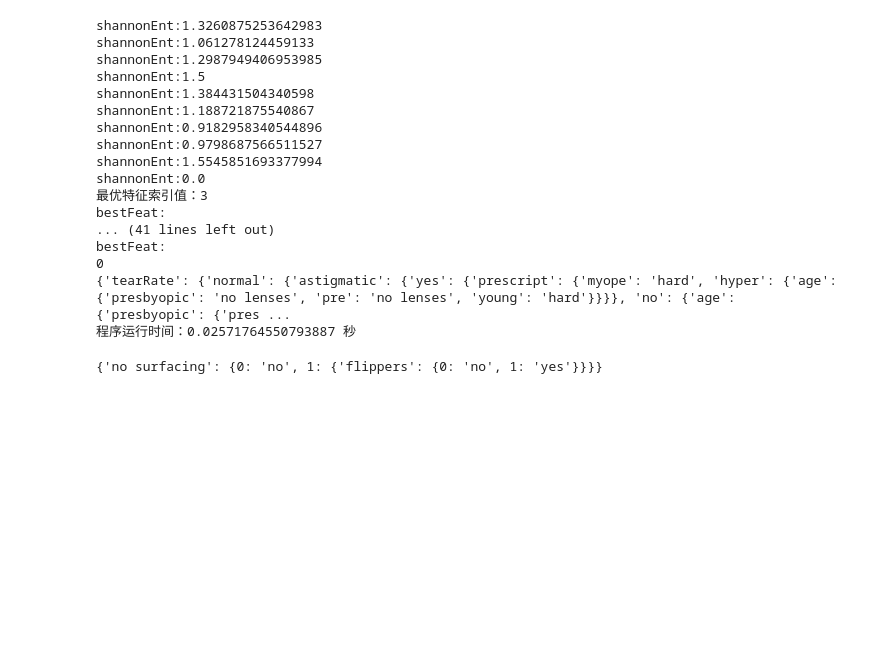
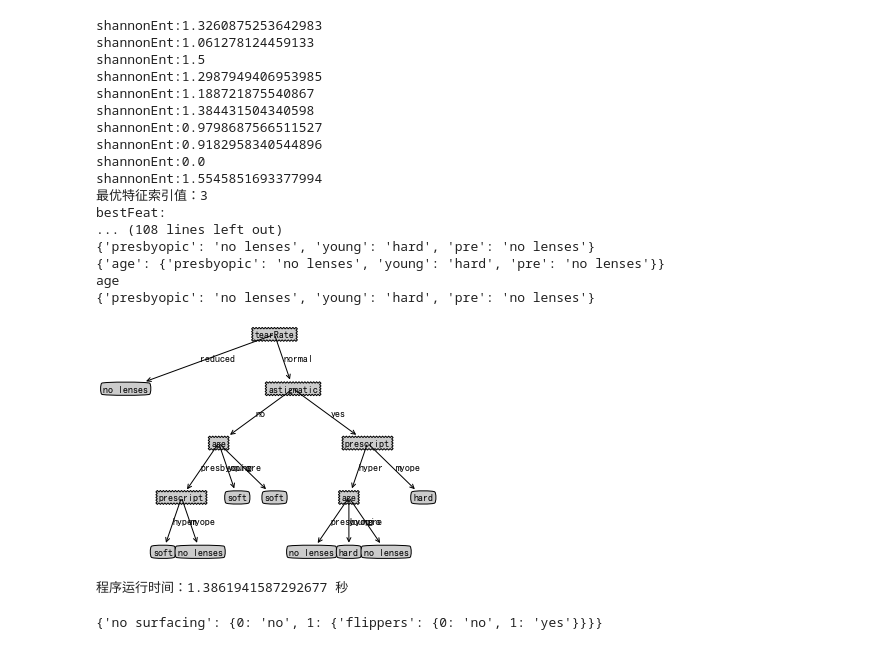
Before and after one commit to DoraYC/DecisionTreePro20181018, a Jupyter notebook: trees.ipynb, the cells around one changed output. Drawn from its saved outputs; the diff is of its cells as text; code cells hidden in the pictures; blank space fills up the shorter version.

Commit message:
add treePlotter and update trees

```diff
--- a/trees.ipynb
+++ b/trees.ipynb
@@ -2,6 +2,7 @@
 from math import log
 import time
 import operator
+import treePlotter
 """
 函数说明：创建测试数据集
 
@@ -291,43 +292,46 @@ def classify(inputTree, featLabels, testVec):
 
 
 if __name__ == '__main__':
     start = time.clock()
     fr = open('lenses.txt')
     lenses = [inst.strip().split('\t') for inst in fr.readlines()]
     lensesLabels = ['age', 'prescript', 'astigmatic', 'tearRate']
 #     featLabels = []
 #     lensesTree = createTree(lenses, lensesLabels,featLabels)
     lensesTree = createTree(lenses, lensesLabels)
-    print(lensesTree)
+    treePlotter.createPlot(lensesTree)
+#     print(lensesTree)
 #     dataSet, labels = createDataSet()
 #     print(dataSet)
 # #     print("最优特征索引值:" + str(chooseBestFeatureToSplit(dataSet)))
 #     featLabels = []
 #     myTree = createTree(dataSet, labels, featLabels)
 #     print(myTree)
 #     testVec = [1, 1]
 #     classLabel = classify(myTree, featLabels, testVec)
 #     print(classLabel)
     end = time.clock()
     print("程序运行时间：%s 秒" % (end - start))
 # %% [output]
 shannonEnt:1.3260875253642983
 shannonEnt:1.061278124459133
+shannonEnt:1.5
 shannonEnt:1.2987949406953985
-shannonEnt:1.5
+shannonEnt:1.188721875540867
 shannonEnt:1.384431504340598
-shannonEnt:1.188721875540867
+shannonEnt:0.9798687566511527
 shannonEnt:0.9182958340544896
-shannonEnt:0.9798687566511527
+shannonEnt:0.0
 shannonEnt:1.5545851693377994
-shannonEnt:0.0
 最优特征索引值：3
 bestFeat:
-... (41 lines left out)
-bestFeat:
-0
-{'tearRate': {'normal': {'astigmatic': {'yes': {'prescript': {'myope': 'hard', 'hyper': {'age': {'presbyopic': 'no lenses', 'pre': 'no lenses', 'young': 'hard'}}}}, 'no': {'age': {'presbyopic': {'pres ...
-程序运行时间：0.02571764550793887 秒
+... (108 lines left out)
+{'presbyopic': 'no lenses', 'young': 'hard', 'pre': 'no lenses'}
+{'age': {'presbyopic': 'no lenses', 'young': 'hard', 'pre': 'no lenses'}}
+age
+{'presbyopic': 'no lenses', 'young': 'hard', 'pre': 'no lenses'}
+[figure, added]
+程序运行时间：1.3861941587292677 秒
 # %%
 import pickle
 """
```
Also changed, not shown: 3 other files.
